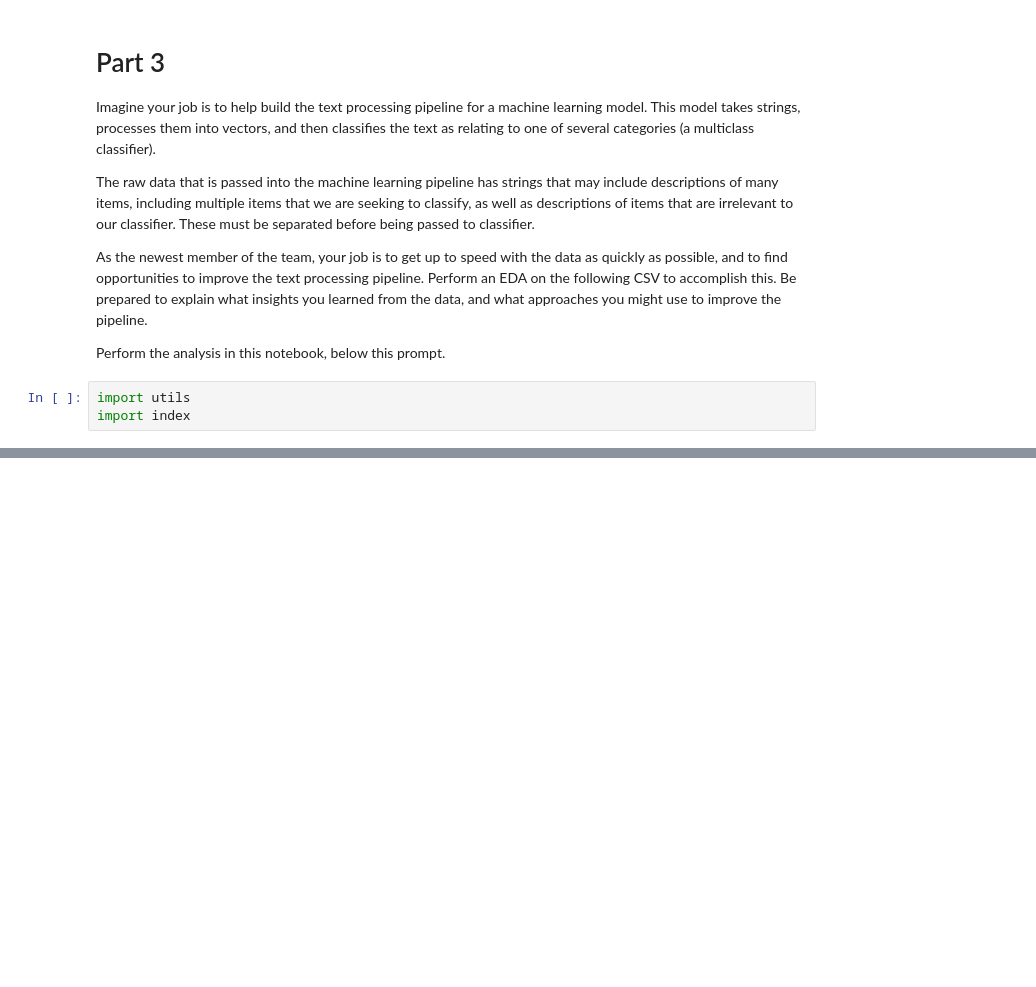
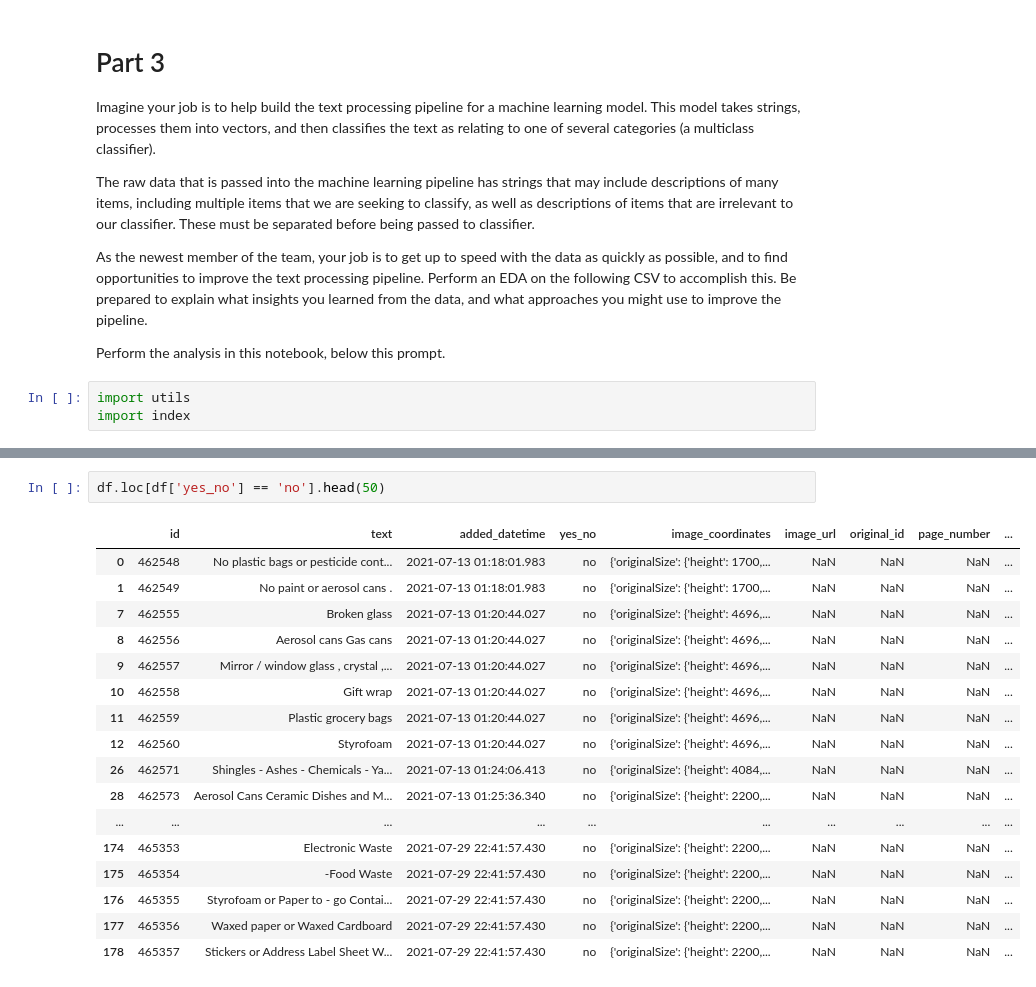
Before and after one commit to RowenWitt/takehome1, a Jupyter notebook: takehome.ipynb, the cells around one changed output, grey strips where cells are left out. Drawn from its saved outputs; the diff is of its cells as text; blank space fills up the shorter version.

```diff
--- a/takehome.ipynb
+++ b/takehome.ipynb
@@ -406,0 +186,20 @@ plt.show()
+# %%
+df.loc[df['yes_no'] == 'no'].head(50)
+# %% [output]
+|  | id | text | added_datetime | yes_no | image_coordinates | image_url | original_id | page_number | ... |
+| 0 | 462548 | No plastic bags or pesticide cont... | 2021-07-13 01:18:01.983 | no | {'originalSize': {'height': 1700,... | NaN | NaN | NaN | ... |
+| 1 | 462549 | No paint or aerosol cans . | 2021-07-13 01:18:01.983 | no | {'originalSize': {'height': 1700,... | NaN | NaN | NaN | ... |
+| 7 | 462555 | Broken glass | 2021-07-13 01:20:44.027 | no | {'originalSize': {'height': 4696,... | NaN | NaN | NaN | ... |
+| 8 | 462556 | Aerosol cans Gas cans | 2021-07-13 01:20:44.027 | no | {'originalSize': {'height': 4696,... | NaN | NaN | NaN | ... |
+| 9 | 462557 | Mirror / window glass , crystal ,... | 2021-07-13 01:20:44.027 | no | {'originalSize': {'height': 4696,... | NaN | NaN | NaN | ... |
+| 10 | 462558 | Gift wrap | 2021-07-13 01:20:44.027 | no | {'originalSize': {'height': 4696,... | NaN | NaN | NaN | ... |
+| 11 | 462559 | Plastic grocery bags | 2021-07-13 01:20:44.027 | no | {'originalSize': {'height': 4696,... | NaN | NaN | NaN | ... |
+| 12 | 462560 | Styrofoam | 2021-07-13 01:20:44.027 | no | {'originalSize': {'height': 4696,... | NaN | NaN | NaN | ... |
+| 26 | 462571 | Shingles - Ashes - Chemicals - Ya... | 2021-07-13 01:24:06.413 | no | {'originalSize': {'height': 4084,... | NaN | NaN | NaN | ... |
+| 28 | 462573 | Aerosol Cans Ceramic Dishes and M... | 2021-07-13 01:25:36.340 | no | {'originalSize': {'height': 2200,... | NaN | NaN | NaN | ... |
+| ... | ... | ... | ... | ... | ... | ... | ... | ... | ... |
+| 174 | 465353 | Electronic Waste | 2021-07-29 22:41:57.430 | no | {'originalSize': {'height': 2200,... | NaN | NaN | NaN | ... |
+| 175 | 465354 | -Food Waste | 2021-07-29 22:41:57.430 | no | {'originalSize': {'height': 2200,... | NaN | NaN | NaN | ... |
+| 176 | 465355 | Styrofoam or Paper to - go Contai... | 2021-07-29 22:41:57.430 | no | {'originalSize': {'height': 2200,... | NaN | NaN | NaN | ... |
+| 177 | 465356 | Waxed paper or Waxed Cardboard | 2021-07-29 22:41:57.430 | no | {'originalSize': {'height': 2200,... | NaN | NaN | NaN | ... |
+| 178 | 465357 | Stickers or Address Label Sheet W... | 2021-07-29 22:41:57.430 | no | {'originalSize': {'height': 2200,... | NaN | NaN | NaN | ... |
```
Also changed, not shown: parts of 20 cells of this notebook, 2 other files.
